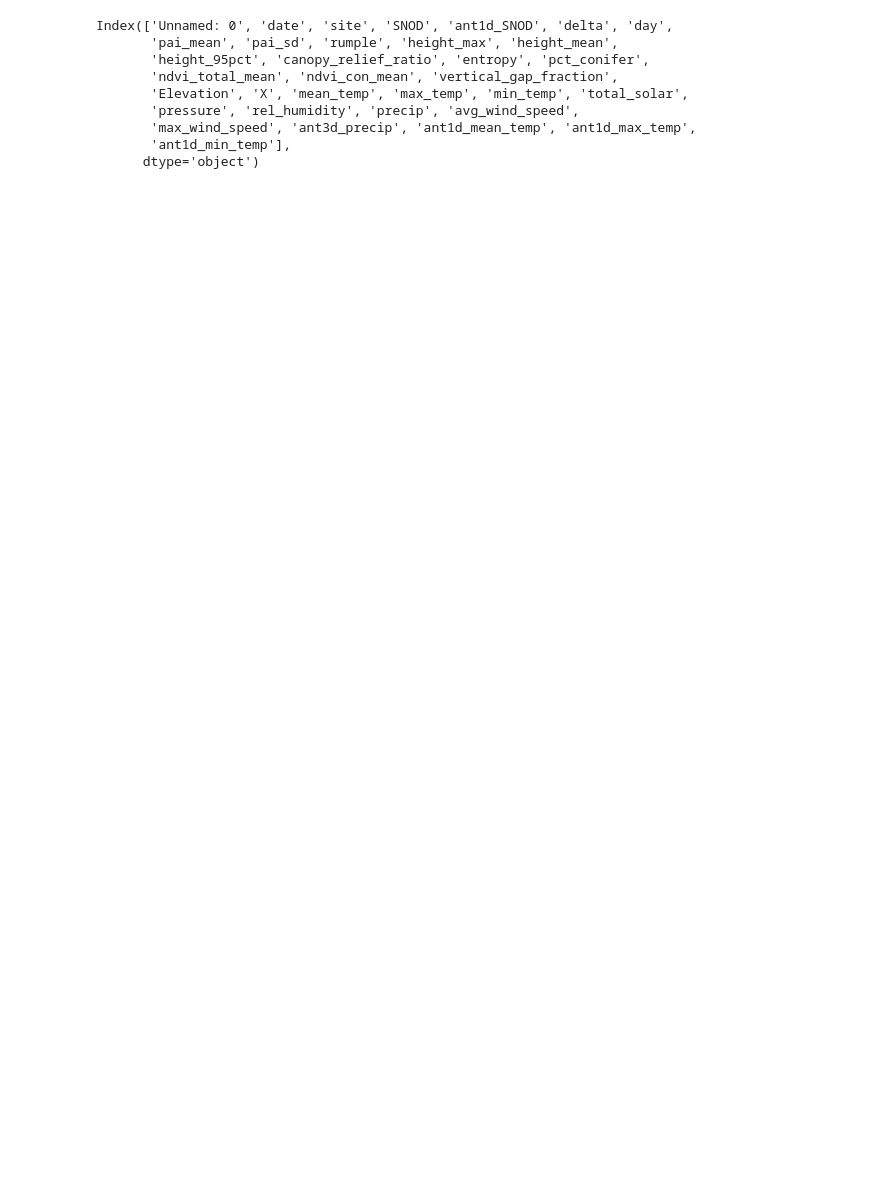
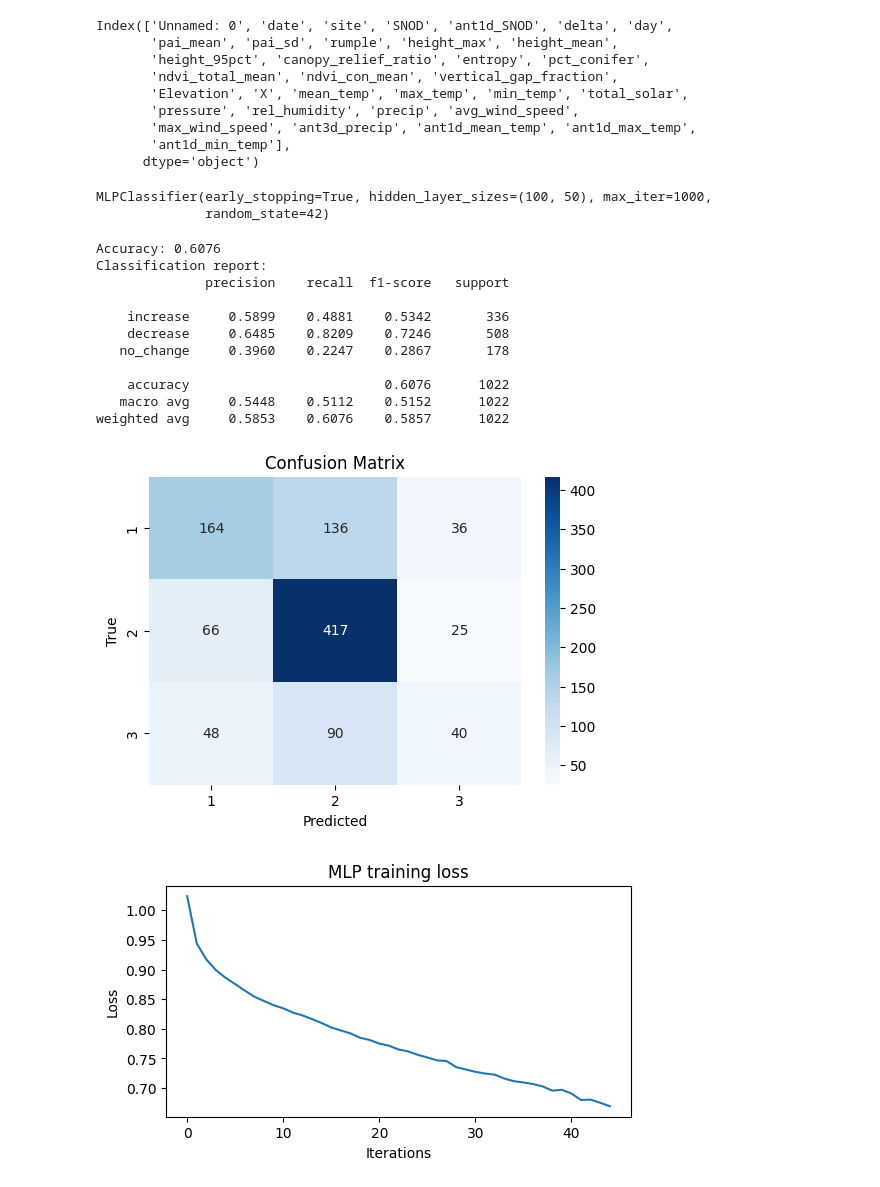
Before and after one commit to jjklug/ann-snod, a Jupyter notebook: cprop_snod.ipynb, the cells around one changed output. Cells and saved outputs as stored; diff of their text form; code cells hidden in the pictures; blank space fills up the shorter version.

Commit message:
mlp classifier setup - accuracy could be better - need to change params

```diff
--- a/cprop_snod.ipynb
+++ b/cprop_snod.ipynb
@@ -40,5 +46,64 @@ X = df.drop(columns=['Unnamed: 0', 'date', 'site', 'SNOD', 'ant1d_SNOD', 'delta'
 #already cleaned
 # %%
-#train, test, split, scale
+#train test split
 X_train, X_test, y_train, y_test = train_test_split(X, y, test_size=0.2, random_state=42, stratify=y)
+
+#scale
 scaler = StandardScaler()
+X_train_scaled = scaler.fit_transform(X_train)
+X_test_scaled = scaler.transform(X_test)
+# %%
+# instantiate and train MLPClassifier
+mlp = MLPClassifier(hidden_layer_sizes=(100,50), activation='relu',
+                    solver='adam', max_iter=1000, early_stopping=True,
+                    random_state=42)
+mlp.fit(X_train_scaled, y_train)
+# %% [output]
+MLPClassifier(early_stopping=True, hidden_layer_sizes=(100, 50), max_iter=1000,
+              random_state=42)
+# %%
+# labels -> human readable names (matches 1,2,3)
+target_labels = [1, 2, 3]
+target_names = ['increase', 'decrease', 'no_change']
+
+# predict and evaluate
+y_pred = mlp.predict(X_test_scaled)
+# metrics
+acc = accuracy_score(y_test, y_pred)
+report = classification_report(y_test, y_pred, labels=target_labels, target_names=target_names, digits=4)
+cm = confusion_matrix(y_test, y_pred, labels=target_labels)
+# %%
+print(f'Accuracy: {acc:.4f}')
+print('Classification report:')
+print(report)
+
+# plot confusion matrix
+plt.figure(figsize=(6,4))
+sns.heatmap(cm, annot=True, fmt='d', cmap='Blues',
+            xticklabels=np.unique(y), yticklabels=np.unique(y))
+plt.xlabel('Predicted')
+plt.ylabel('True')
+plt.title('Confusion Matrix')
+plt.show()
+
+# optional: training loss curve
+plt.figure(figsize=(6,3))
+plt.plot(mlp.loss_curve_)
+plt.xlabel('Iterations')
+plt.ylabel('Loss')
+plt.title('MLP training loss')
+plt.show()
+# %% [output]
+Accuracy: 0.6076
+Classification report:
+              precision    recall  f1-score   support
+
+    increase     0.5899    0.4881    0.5342       336
+    decrease     0.6485    0.8209    0.7246       508
+   no_change     0.3960    0.2247    0.2867       178
+
+    accuracy                         0.6076      1022
+   macro avg     0.5448    0.5112    0.5152      1022
+weighted avg     0.5853    0.6076    0.5857      1022
+[figure, added]
+[figure, added]
```
Also changed, not shown: parts of 4 cells of this notebook.
